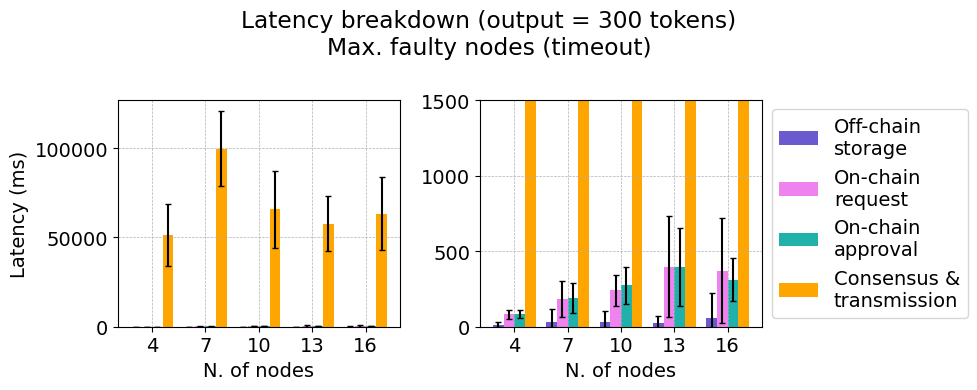
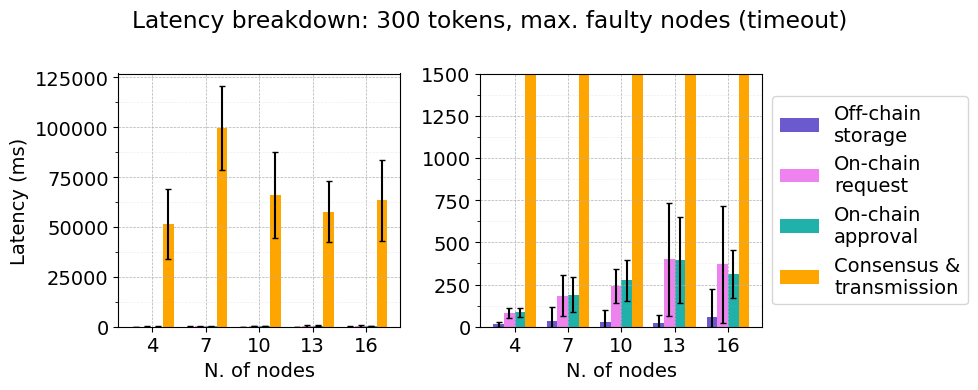
Code edit (unified diff) that turned the first committed figure into the second:
--- before
+++ after
@@ -23,5 +23,5 @@
 
     fig, (ax1, ax2) = plt.subplots(1, 2, figsize=(10, 4))
-    fig.suptitle(f"Latency breakdown (output = {s} tokens)\nMax. faulty nodes (timeout)")
+    fig.suptitle(f"Latency breakdown: {s} tokens, max. faulty nodes (timeout)")
     # Full version
     for i in range(4):
@@ -37,4 +37,5 @@
     ax1.set_xlabel("N. of nodes")
     ax1.set_ylabel("Latency (ms)")
+    ax1.yaxis.set_minor_locator(matplotlib.ticker.AutoMinorLocator(2))
     ax1.grid(which='major', linestyle='--', linewidth=0.5)
     ax1.grid(which='minor', linestyle='--', linewidth=0.5, alpha=0.2)
@@ -52,4 +53,5 @@
     ax2.set_ylim(bottom=0, top=1500)
     ax2.set_xlabel("N. of nodes")
+    ax2.yaxis.set_minor_locator(matplotlib.ticker.AutoMinorLocator(2))
     ax2.grid(which='major', linestyle='--', linewidth=0.5)
     ax2.grid(which='minor', linestyle='--', linewidth=0.5, alpha=0.2)

Commit: Results